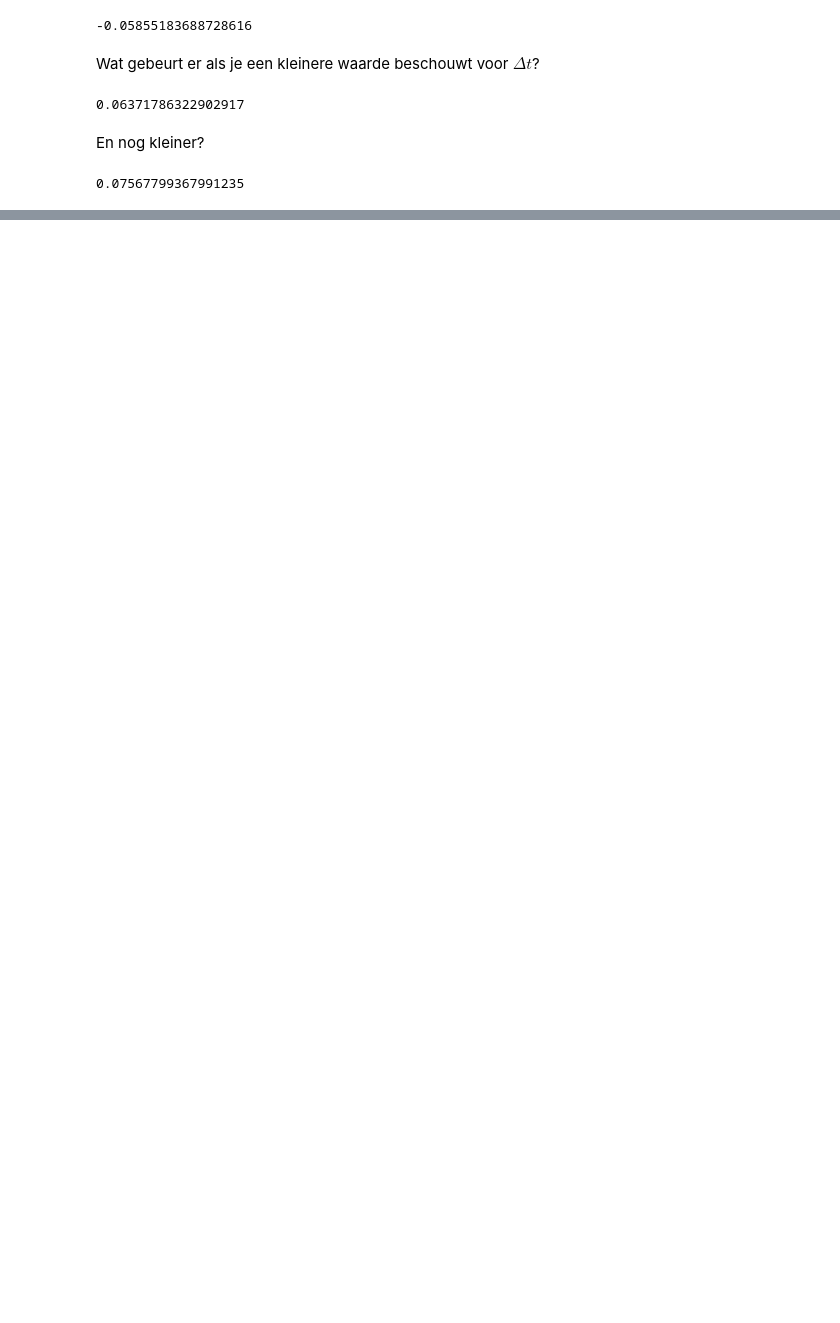
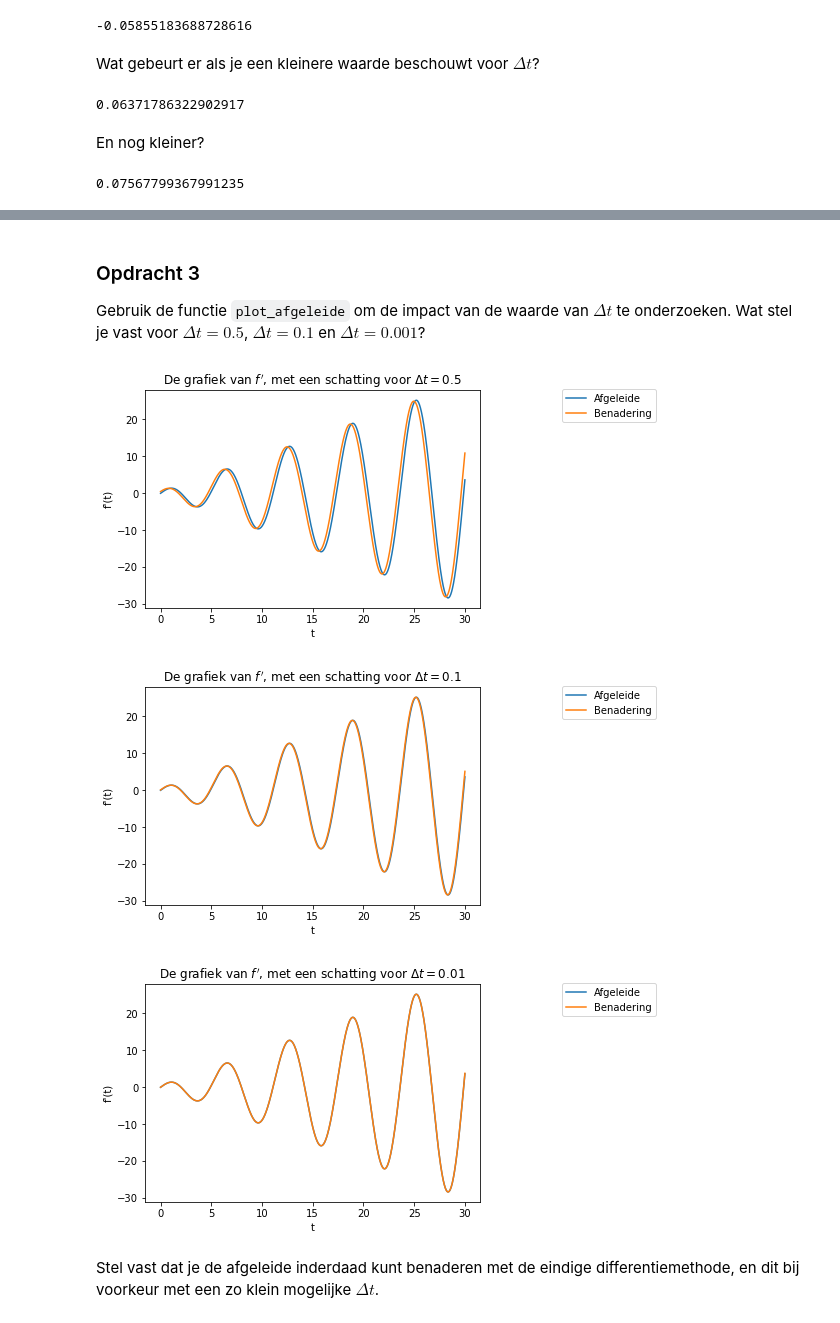
Before and after one commit to jvdrhoof/Insects, a Jupyter notebook: hoofdstuk_5.ipynb, the cells around one changed output, grey strips where cells are left out. Saved outputs shown, nothing was run; the diff lists cells and outputs as text; code cells hidden in the pictures; blank space fills up the shorter version.

```diff
--- a/hoofdstuk_5.ipynb
+++ b/hoofdstuk_5.ipynb
@@ -204 +149,14 @@ plt.show()
+# %% [markdown]
+### Opdracht 3
+
+Gebruik de functie `plot_afgeleide` om de impact van de waarde van $\Delta t$ te onderzoeken. Wat stel je vast voor $\Delta t = 0.5$, $\Delta t = 0.1$ en $\Delta t = 0.001$?
+# %%
+for delta_t in [0.5, 0.1, 0.01]:
+    plot_afgeleide(delta_t)
+# %% [output]
+[figure, added]
+[figure, added]
+[figure, added]
+# %% [markdown]
+Stel vast dat je de afgeleide inderdaad kunt benaderen met de eindige differentiemethode, en dit bij voorkeur met een zo klein mogelijke $\Delta t$.
 # %% [markdown]
```
Also changed, not shown: parts of 46 cells of this notebook, 6 other files.
